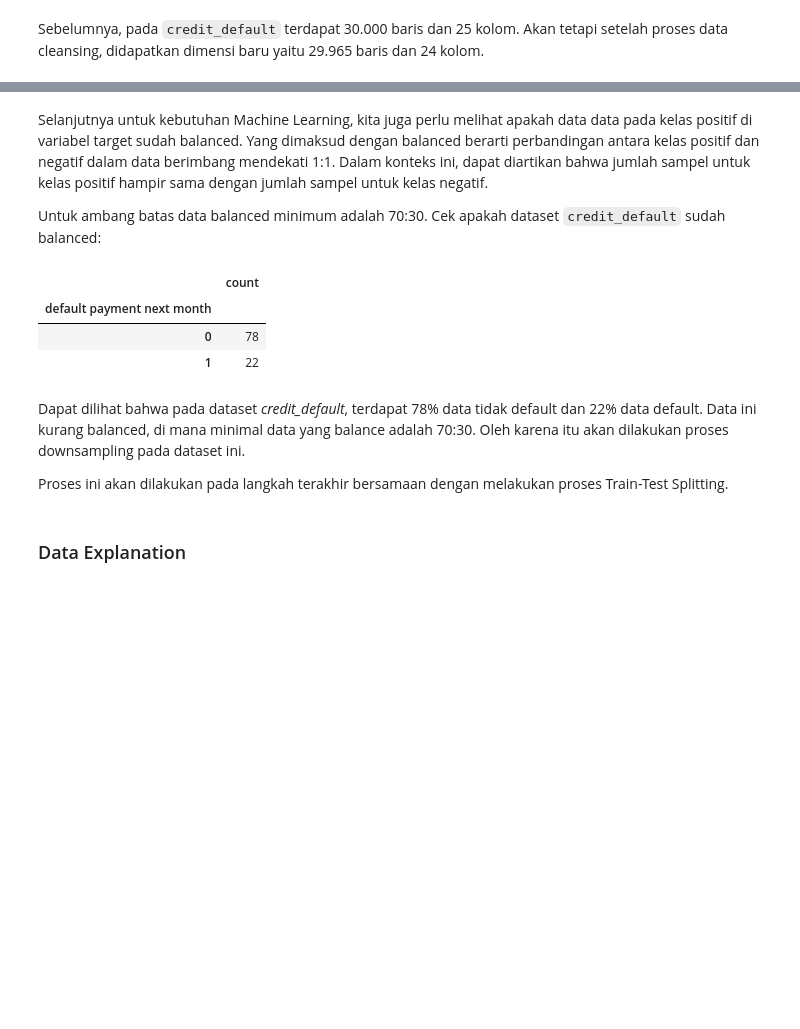
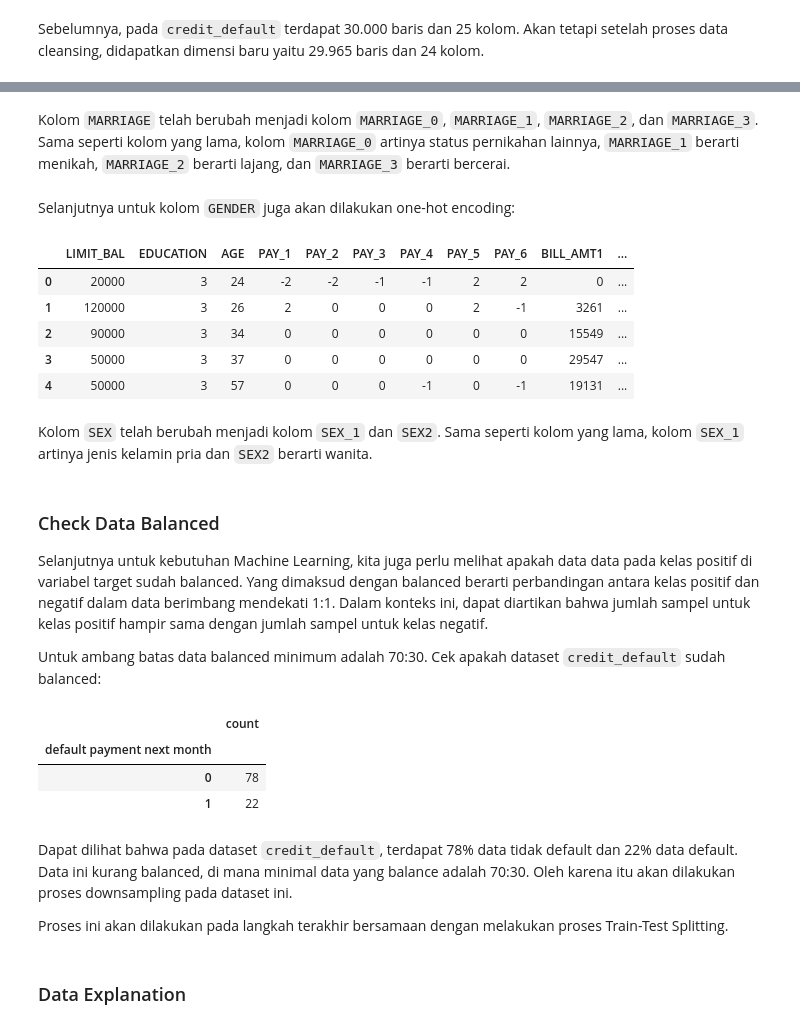
Before and after one commit to chocolatmint/proposal, a Jupyter notebook: proposal.ipynb, the cells around one changed output, grey strips where cells are left out. Saved outputs shown, nothing was run; the diff lists cells and outputs as text; code cells hidden in the pictures; blank space fills up the shorter version.

```diff
--- a/proposal.ipynb
+++ b/proposal.ipynb
@@ -240,4 +335,23 @@ array([2, 1, 3, 0])
+# %% [markdown]
+Kolom `MARRIAGE` telah berubah menjadi kolom `MARRIAGE_0`, `MARRIAGE_1`, `MARRIAGE_2`, dan `MARRIAGE_3`. Sama seperti kolom yang lama, kolom `MARRIAGE_0` artinya status pernikahan lainnya, `MARRIAGE_1` berarti menikah, `MARRIAGE_2` berarti lajang, dan `MARRIAGE_3` berarti bercerai.
+# %% [markdown]
+Selanjutnya untuk kolom `GENDER` juga akan dilakukan one-hot encoding:
+# %%
+
+credit_default = pd.get_dummies(credit_default, columns=['SEX'])
+credit_default.head()
+# %% [output]
+|  | LIMIT_BAL | EDUCATION | AGE | PAY_1 | PAY_2 | PAY_3 | PAY_4 | PAY_5 | PAY_6 | BILL_AMT1 | ... |
+| 0 | 20000 | 3 | 24 | -2 | -2 | -1 | -1 | 2 | 2 | 0 | ... |
+| 1 | 120000 | 3 | 26 | 2 | 0 | 0 | 0 | 2 | -1 | 3261 | ... |
+| 2 | 90000 | 3 | 34 | 0 | 0 | 0 | 0 | 0 | 0 | 15549 | ... |
+| 3 | 50000 | 3 | 37 | 0 | 0 | 0 | 0 | 0 | 0 | 29547 | ... |
+| 4 | 50000 | 3 | 57 | 0 | 0 | 0 | -1 | 0 | -1 | 19131 | ... |
+# %% [markdown]
+Kolom `SEX` telah berubah menjadi kolom `SEX_1` dan `SEX2`. Sama seperti kolom yang lama, kolom `SEX_1` artinya jenis kelamin pria dan `SEX2` berarti wanita.
 # %% [markdown]
+### Check Data Balanced
+
 Selanjutnya untuk kebutuhan Machine Learning, kita juga perlu melihat apakah data data pada kelas positif di variabel target sudah balanced. Yang dimaksud dengan balanced berarti perbandingan antara kelas positif dan negatif dalam data berimbang mendekati 1:1. Dalam konteks ini, dapat diartikan bahwa jumlah sampel untuk kelas positif hampir sama dengan jumlah sampel untuk kelas negatif.
 
 Untuk ambang batas data balanced minimum adalah 70:30. Cek apakah dataset `credit_default` sudah balanced:
@@ -250,7 +364,7 @@ pd.DataFrame(value_counts / len(credit_default['default payment next month']) *
 | 0 | 78 |
 | 1 | 22 |
 # %% [markdown]
-Dapat dilihat bahwa pada dataset *credit_default*, terdapat 78% data tidak default dan 22% data default. Data ini kurang balanced, di mana minimal data yang balance adalah 70:30. Oleh karena itu akan dilakukan proses downsampling pada dataset ini.
+Dapat dilihat bahwa pada dataset `credit_default`, terdapat 78% data tidak default dan 22% data default. Data ini kurang balanced, di mana minimal data yang balance adalah 70:30. Oleh karena itu akan dilakukan proses downsampling pada dataset ini.
 
 Proses ini akan dilakukan pada langkah terakhir bersamaan dengan melakukan proses Train-Test Splitting.
 # %% [markdown]
```
Also changed, not shown: parts of 94 cells of this notebook, 1 other file.
